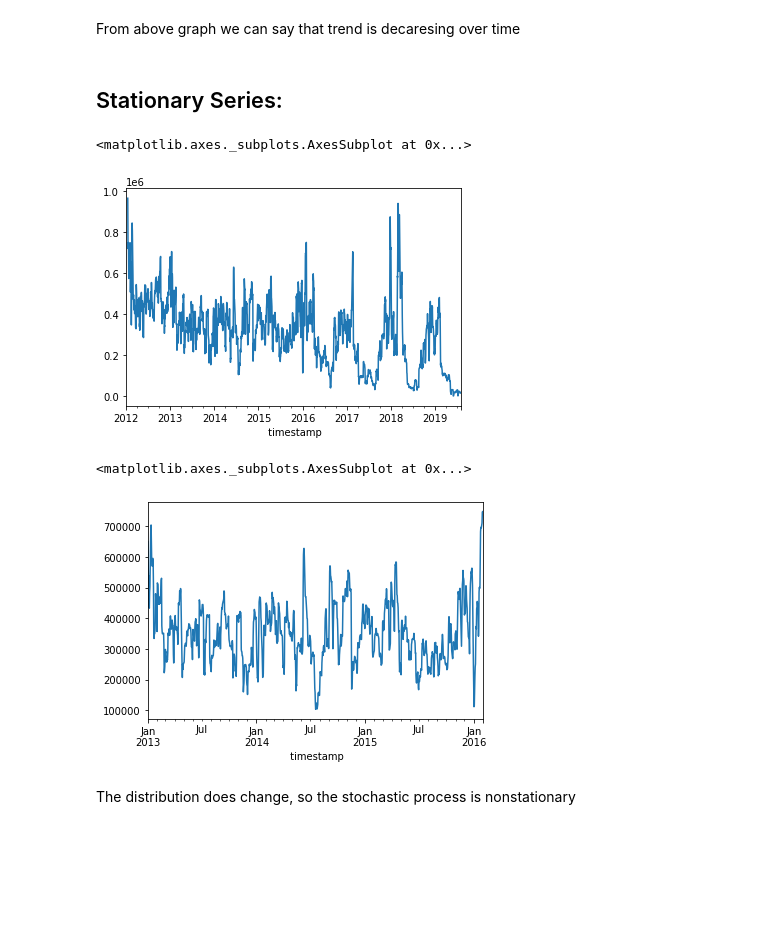
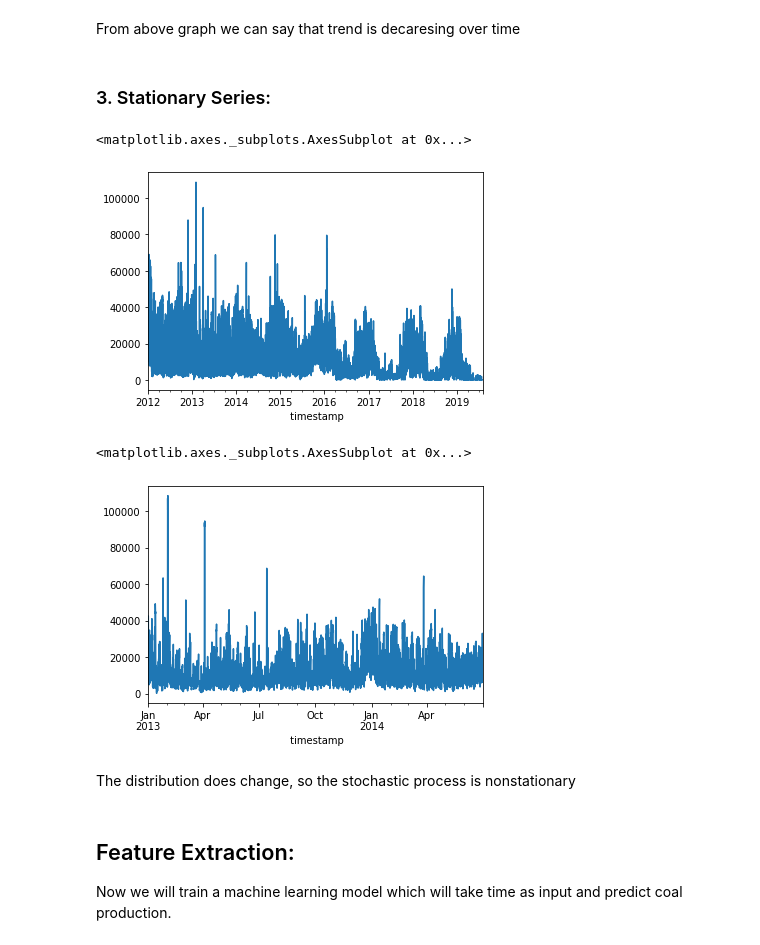
Before and after one commit to bhadreshpsavani/TimeSerierAnalysisOnCoalConsumption, a Jupyter notebook: CoalConsumptionAnalysis.ipynb, the cells around one changed output. Drawn from its saved outputs; the diff is of its cells as text; code cells hidden in the pictures; blank space fills up the shorter version.

```diff
--- a/CoalConsumptionAnalysis.ipynb
+++ b/CoalConsumptionAnalysis.ipynb
@@ -122,5 +122,5 @@ From above analysis of correlation between columns we can say that,
 # %%
-data = df.resample('24H').sum()
+data = df.resample('1H').sum()
 data.head()
 # %% [output]
 |  | demand | frequency | coal | nuclear | ccgt | wind | pumped | hydro | biomass | solar | ... |
@@ -167,2 +167,4 @@ data[['demand', 'energy_produced', 'coal']].rolling(10).mean()['2014-01-01':'201
+# %%
+data = data.drop(columns=['energy_produced'])
 # %%
 decomposed = seasonal_decompose(data['coal'])
@@ -200,16 +202,20 @@ plt.tight_layout()
 # %% [markdown]
 From above graph we can say that trend is decaresing over time
 # %% [markdown]
-## Stationary Series:
+### 3. Stationary Series:
 # %%
 data['coal'].rolling(15).std().plot()
 # %% [output]
 <matplotlib.axes._subplots.AxesSubplot at 0x...>
-[figure, old version]
+[figure, new version]
 # %%
-data['coal'].rolling(15).std()['2013-01':'2016-01'].plot()
+data['coal'].rolling(15).std()['2013-01':'2014-06'].plot()
 # %% [output]
 <matplotlib.axes._subplots.AxesSubplot at 0x...>
-[figure, old version]
+[figure, new version]
 # %% [markdown]
 The distribution does change, so the stochastic process is nonstationary
+# %% [markdown]
+## Feature Extraction:
+
+Now we will train a machine learning model which will take time as input and predict coal production.
```
Also changed, not shown: parts of 29 cells of this notebook.
